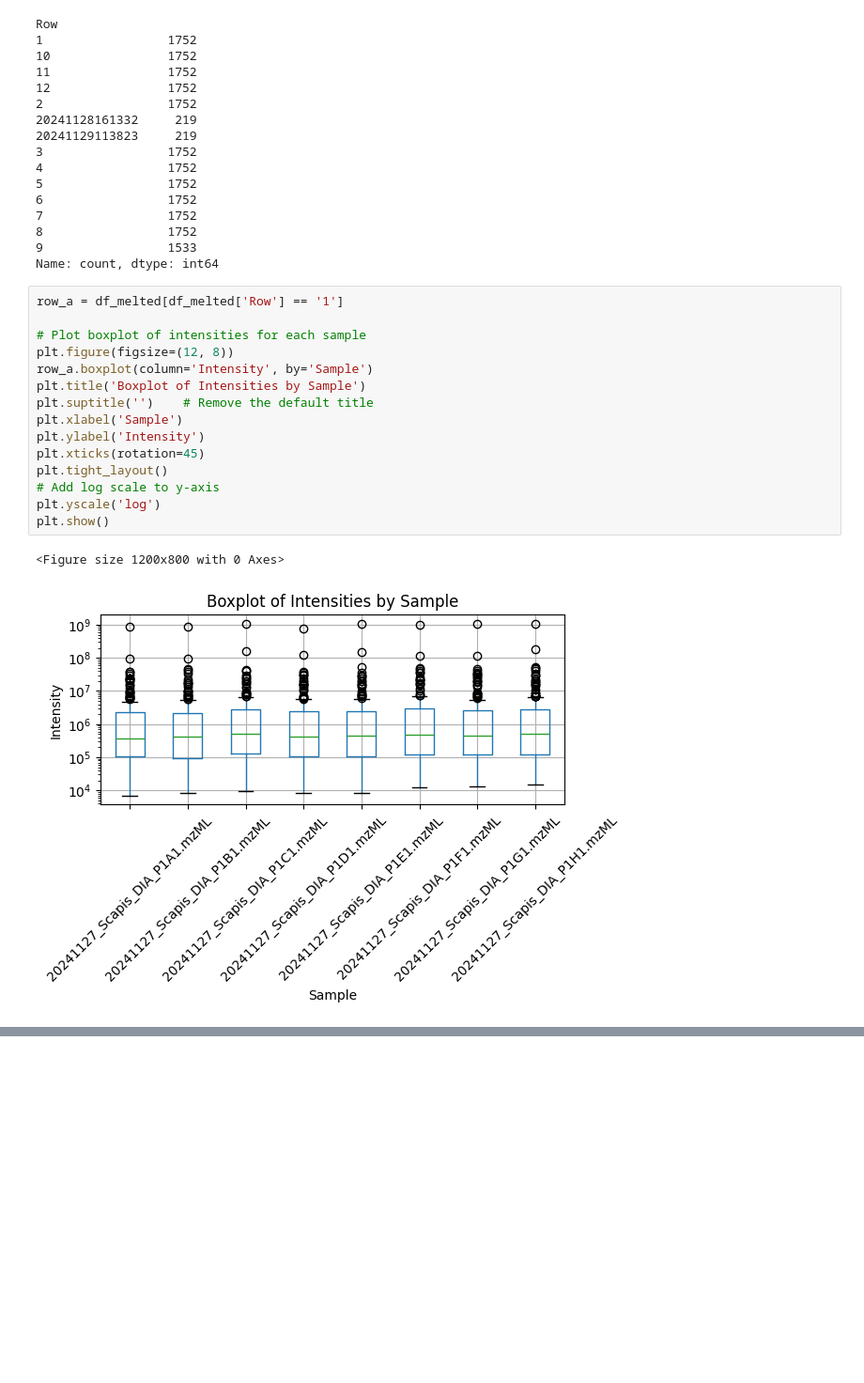
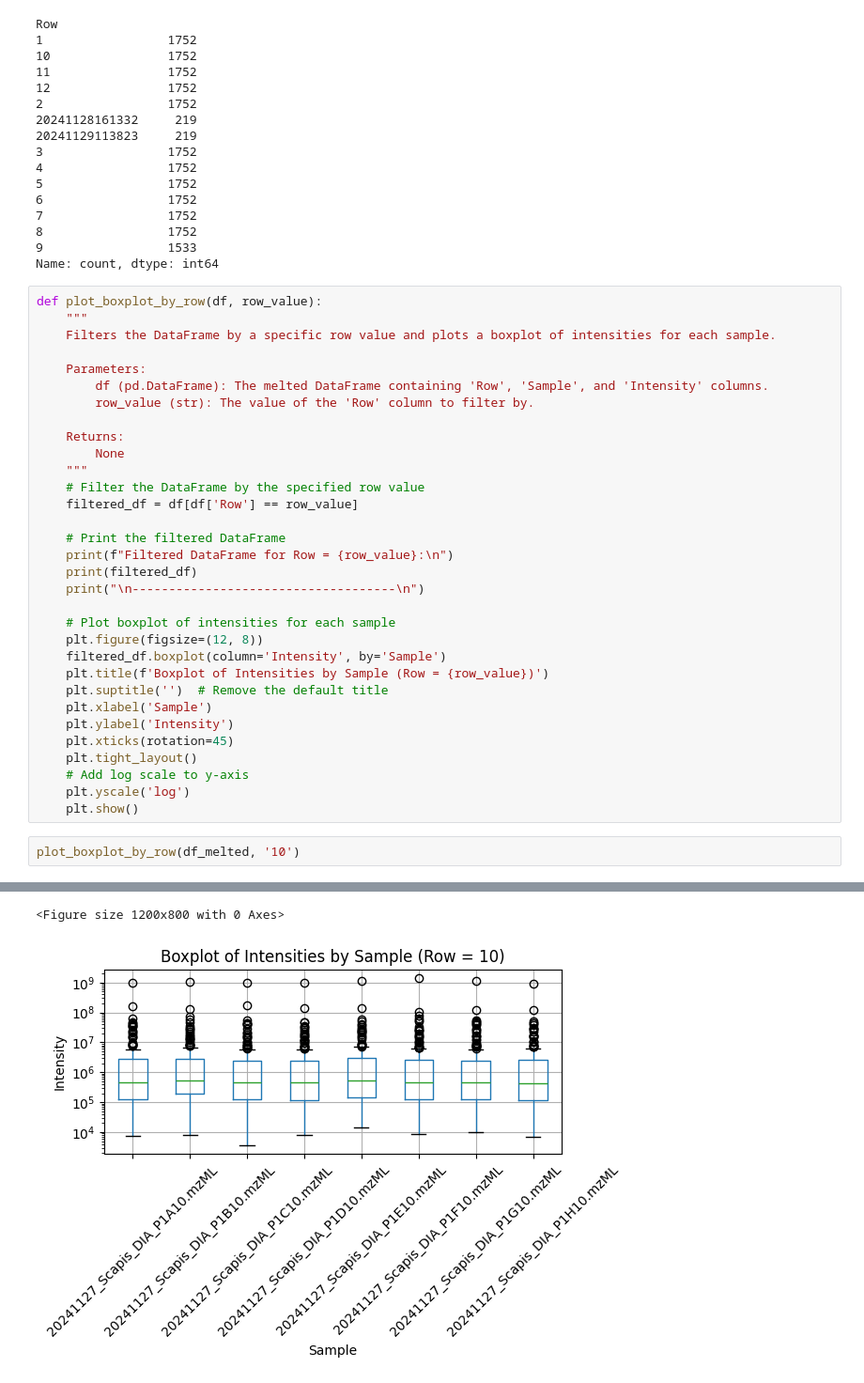
Before and after one commit to thanadol-git/deepmrm_input, a Jupyter notebook: diann_plate.ipynb, the cells around one changed output, grey strips where cells are left out. Shown: that part at 94% size. Cells and saved outputs as stored; diff of their text form; blank space fills up the shorter version.

```diff
--- a/diann_plate.ipynb
+++ b/diann_plate.ipynb
@@ -72,20 +95,37 @@ Row
 9                 1533
 Name: count, dtype: int64
 # %%
-row_a = df_melted[df_melted['Row'] == '1']
+def plot_boxplot_by_row(df, row_value):
+    """
+    Filters the DataFrame by a specific row value and plots a boxplot of intensities for each sample.
 
-# Plot boxplot of intensities for each sample
-plt.figure(figsize=(12, 8))
-row_a.boxplot(column='Intensity', by='Sample')
-plt.title('Boxplot of Intensities by Sample')
-plt.suptitle('')    # Remove the default title
-plt.xlabel('Sample')
-plt.ylabel('Intensity')
-plt.xticks(rotation=45)
-plt.tight_layout()
-# Add log scale to y-axis
-plt.yscale('log')
-plt.show()
+    Parameters:
+        df (pd.DataFrame): The melted DataFrame containing 'Row', 'Sample', and 'Intensity' columns.
+        row_value (str): The value of the 'Row' column to filter by.
+
+    Returns:
+        None
+    """
+    # Filter the DataFrame by the specified row value
+    filtered_df = df[df['Row'] == row_value]
+
+    # Print the filtered DataFrame
+    print(f"Filtered DataFrame for Row = {row_value}:\n")
+    print(filtered_df)
+    print("\n------------------------------------\n")
+
+    # Plot boxplot of intensities for each sample
+    plt.figure(figsize=(12, 8))
+    filtered_df.boxplot(column='Intensity', by='Sample')
+    plt.title(f'Boxplot of Intensities by Sample (Row = {row_value})')
+    plt.suptitle('')  # Remove the default title
+    plt.xlabel('Sample')
+    plt.ylabel('Intensity')
+    plt.xticks(rotation=45)
+    plt.tight_layout()
+    # Add log scale to y-axis
+    plt.yscale('log')
+    plt.show()
-# %% [output]
-<Figure size 1200x800 with 0 Axes>
-[figure, removed]
+# %%
+plot_boxplot_by_row(df_melted, '10')
+# %% [output]
@@ -91,0 +150,2 @@ plt.show()
+<Figure size 1200x800 with 0 Axes>
+[figure, added]
```
Also changed, not shown: parts of 2 cells of this notebook.
